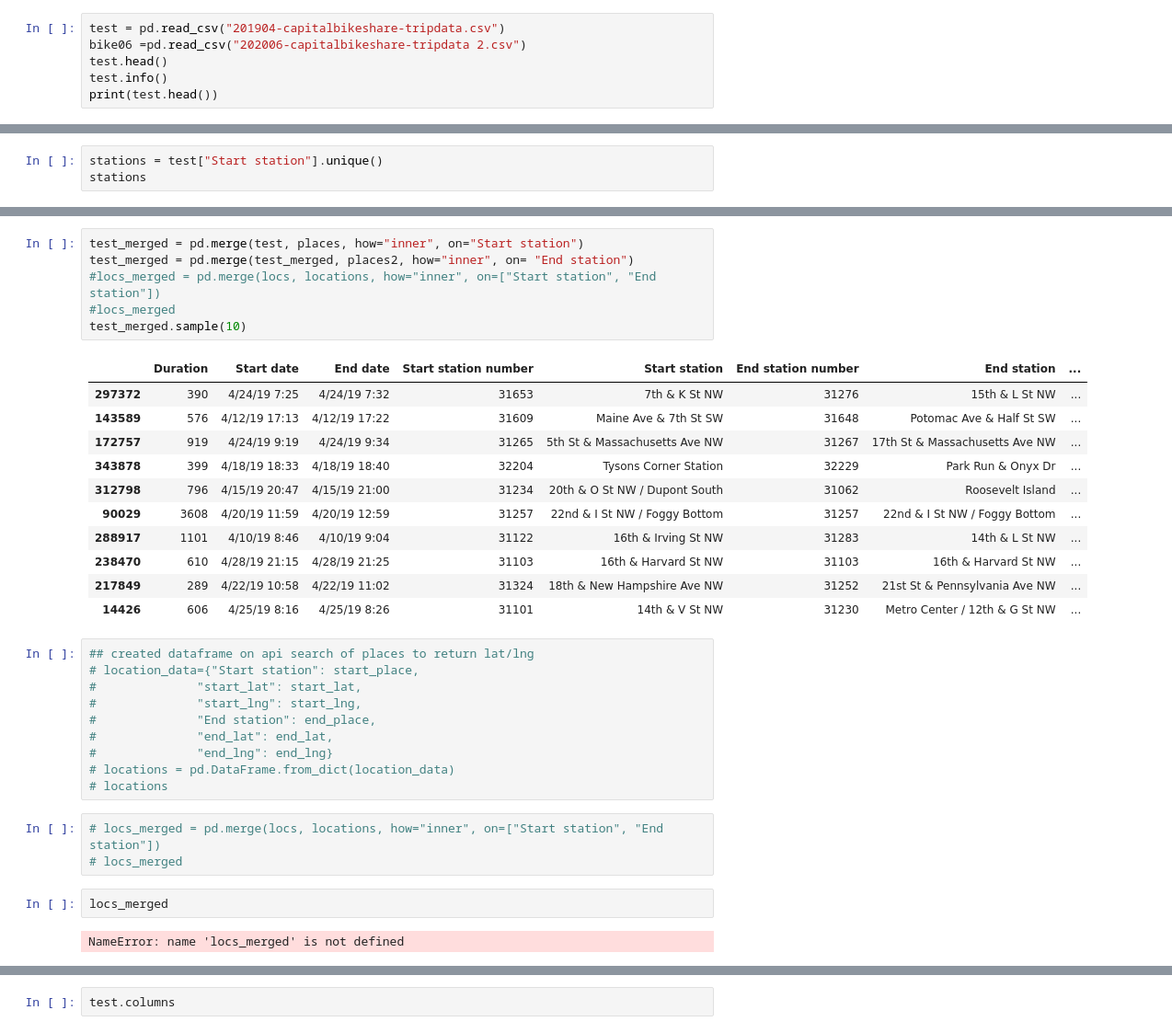
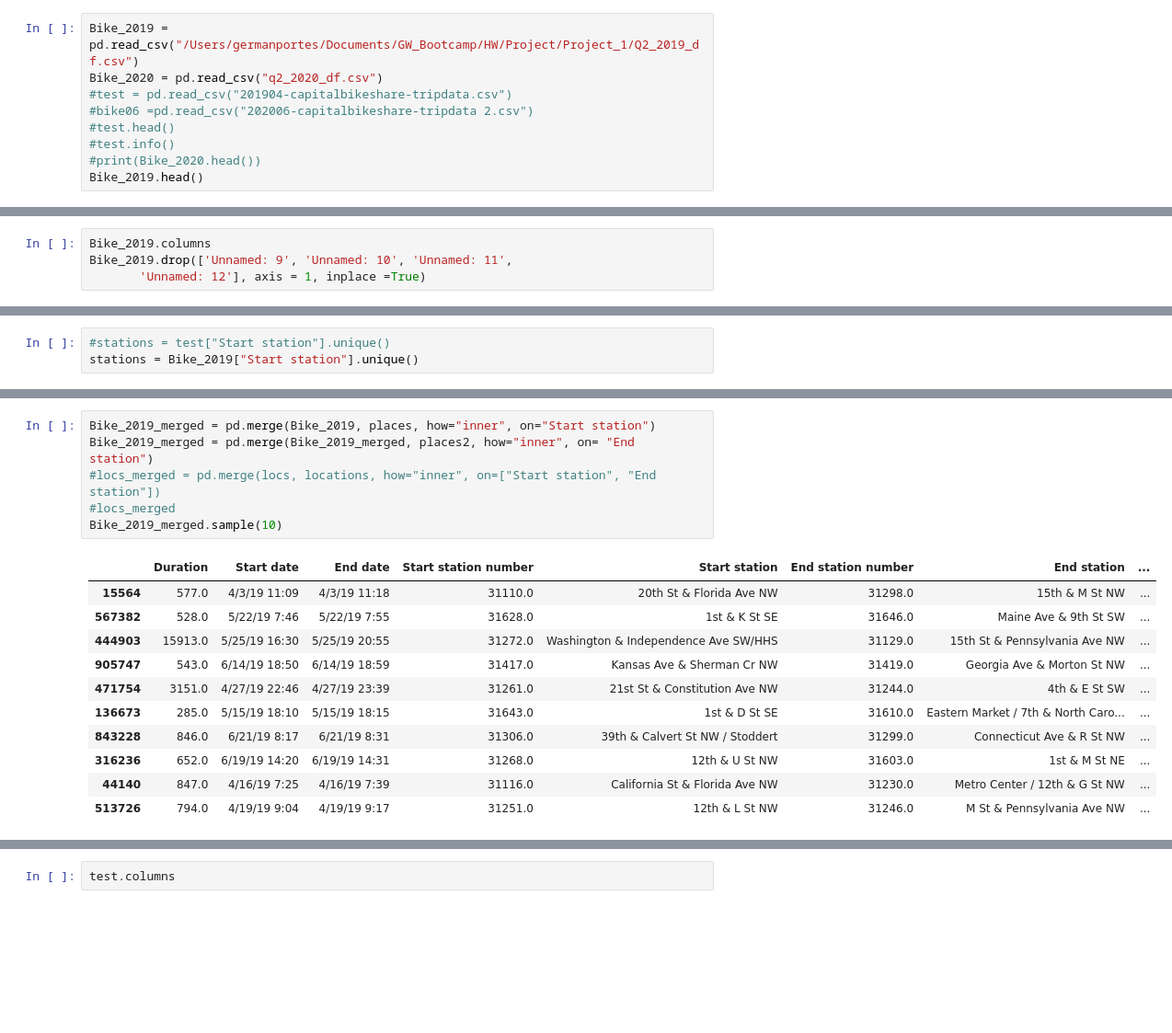
Before and after one commit to gportes24/German-s-Group-Project, a Jupyter notebook: Resources/Project_EDA.ipynb, the cells around one changed output, grey strips where cells are left out. Shown at 92% size. Saved outputs shown, nothing was run; the diff lists cells and outputs as text; blank space fills up the shorter version.

```diff
--- a/Resources/Project_EDA.ipynb
+++ b/Resources/Project_EDA.ipynb
@@ -14,7 +17,10 @@ import requests
 # %%
-test = pd.read_csv("201904-capitalbikeshare-tripdata.csv")
-bike06 =pd.read_csv("202006-capitalbikeshare-tripdata 2.csv")
-test.head()
-test.info()
-print(test.head())
+Bike_2019 = pd.read_csv("/Users/germanportes/Documents/GW_Bootcamp/HW/Project/Project_1/Q2_2019_df.csv")
+Bike_2020 = pd.read_csv("q2_2020_df.csv")
+#test = pd.read_csv("201904-capitalbikeshare-tripdata.csv")
+#bike06 =pd.read_csv("202006-capitalbikeshare-tripdata 2.csv")
+#test.head()
+#test.info()
+#print(Bike_2020.head())
+Bike_2019.head()
 # %% [output]
@@ -37,0 +33,4 @@ Data columns (total 9 columns):
+# %%
+Bike_2019.columns
+Bike_2019.drop(['Unnamed: 9', 'Unnamed: 10', 'Unnamed: 11',
+       'Unnamed: 12'], axis = 1, inplace =True)
@@ -38,3 +53,3 @@ Data columns (total 9 columns):
 # %%
-stations = test["Start station"].unique()
-stations
+#stations = test["Start station"].unique()
+stations = Bike_2019["Start station"].unique()
@@ -191,36 +160,19 @@ places2
 # %%
-test_merged = pd.merge(test, places, how="inner", on="Start station")
-test_merged = pd.merge(test_merged, places2, how="inner", on= "End station")
+Bike_2019_merged = pd.merge(Bike_2019, places, how="inner", on="Start station")
+Bike_2019_merged = pd.merge(Bike_2019_merged, places2, how="inner", on= "End station")
 #locs_merged = pd.merge(locs, locations, how="inner", on=["Start station", "End station"])
 #locs_merged
-test_merged.sample(10)
+Bike_2019_merged.sample(10)
 # %% [output]
 |  | Duration | Start date | End date | Start station number | Start station | End station number | End station | ... |
-| 297372 | 390 | 4/24/19 7:25 | 4/24/19 7:32 | 31653 | 7th & K St NW | 31276 | 15th & L St NW | ... |
-| 143589 | 576 | 4/12/19 17:13 | 4/12/19 17:22 | 31609 | Maine Ave & 7th St SW | 31648 | Potomac Ave & Half St SW | ... |
-| 172757 | 919 | 4/24/19 9:19 | 4/24/19 9:34 | 31265 | 5th St & Massachusetts Ave NW | 31267 | 17th St & Massachusetts Ave NW | ... |
-| 343878 | 399 | 4/18/19 18:33 | 4/18/19 18:40 | 32204 | Tysons Corner Station | 32229 | Park Run & Onyx Dr | ... |
-| 312798 | 796 | 4/15/19 20:47 | 4/15/19 21:00 | 31234 | 20th & O St NW / Dupont South | 31062 | Roosevelt Island | ... |
-| 90029 | 3608 | 4/20/19 11:59 | 4/20/19 12:59 | 31257 | 22nd & I St NW / Foggy Bottom | 31257 | 22nd & I St NW / Foggy Bottom | ... |
-| 288917 | 1101 | 4/10/19 8:46 | 4/10/19 9:04 | 31122 | 16th & Irving St NW | 31283 | 14th & L St NW | ... |
-| 238470 | 610 | 4/28/19 21:15 | 4/28/19 21:25 | 31103 | 16th & Harvard St NW | 31103 | 16th & Harvard St NW | ... |
-| 217849 | 289 | 4/22/19 10:58 | 4/22/19 11:02 | 31324 | 18th & New Hampshire Ave NW | 31252 | 21st St & Pennsylvania Ave NW | ... |
-| 14426 | 606 | 4/25/19 8:16 | 4/25/19 8:26 | 31101 | 14th & V St NW | 31230 | Metro Center / 12th & G St NW | ... |
+| 15564 | 577.0 | 4/3/19 11:09 | 4/3/19 11:18 | 31110.0 | 20th St & Florida Ave NW | 31298.0 | 15th & M St NW | ... |
+| 567382 | 528.0 | 5/22/19 7:46 | 5/22/19 7:55 | 31628.0 | 1st & K St SE | 31646.0 | Maine Ave & 9th St SW | ... |
+| 444903 | 15913.0 | 5/25/19 16:30 | 5/25/19 20:55 | 31272.0 | Washington & Independence Ave SW/HHS | 31129.0 | 15th St & Pennsylvania Ave NW | ... |
+| 905747 | 543.0 | 6/14/19 18:50 | 6/14/19 18:59 | 31417.0 | Kansas Ave & Sherman Cr NW | 31419.0 | Georgia Ave & Morton St NW | ... |
+| 471754 | 3151.0 | 4/27/19 22:46 | 4/27/19 23:39 | 31261.0 | 21st St & Constitution Ave NW | 31244.0 | 4th & E St SW | ... |
+| 136673 | 285.0 | 5/15/19 18:10 | 5/15/19 18:15 | 31643.0 | 1st & D St SE | 31610.0 | Eastern Market / 7th & North Caro... | ... |
+| 843228 | 846.0 | 6/21/19 8:17 | 6/21/19 8:31 | 31306.0 | 39th & Calvert St NW / Stoddert | 31299.0 | Connecticut Ave & R St NW | ... |
+| 316236 | 652.0 | 6/19/19 14:20 | 6/19/19 14:31 | 31268.0 | 12th & U St NW | 31603.0 | 1st & M St NE | ... |
+| 44140 | 847.0 | 4/16/19 7:25 | 4/16/19 7:39 | 31116.0 | California St & Florida Ave NW | 31230.0 | Metro Center / 12th & G St NW | ... |
+| 513726 | 794.0 | 4/19/19 9:04 | 4/19/19 9:17 | 31251.0 | 12th & L St NW | 31246.0 | M St & Pennsylvania Ave NW | ... |
-# %%
-## created dataframe on api search of places to return lat/lng
-# location_data={"Start station": start_place,
-#              "start_lat": start_lat,
-#              "start_lng": start_lng,
-#              "End station": end_place,
-#              "end_lat": end_lat,
-#              "end_lng": end_lng}
-# locations = pd.DataFrame.from_dict(location_data)
-# locations
-# %%
-# locs_merged = pd.merge(locs, locations, how="inner", on=["Start station", "End station"])
-# locs_merged
-# %%
-locs_merged
-# %% [output]
-NameError: name 'locs_merged' is not defined
 # %%
```
Also changed, not shown: parts of 28 cells of this notebook, 2 other files.
